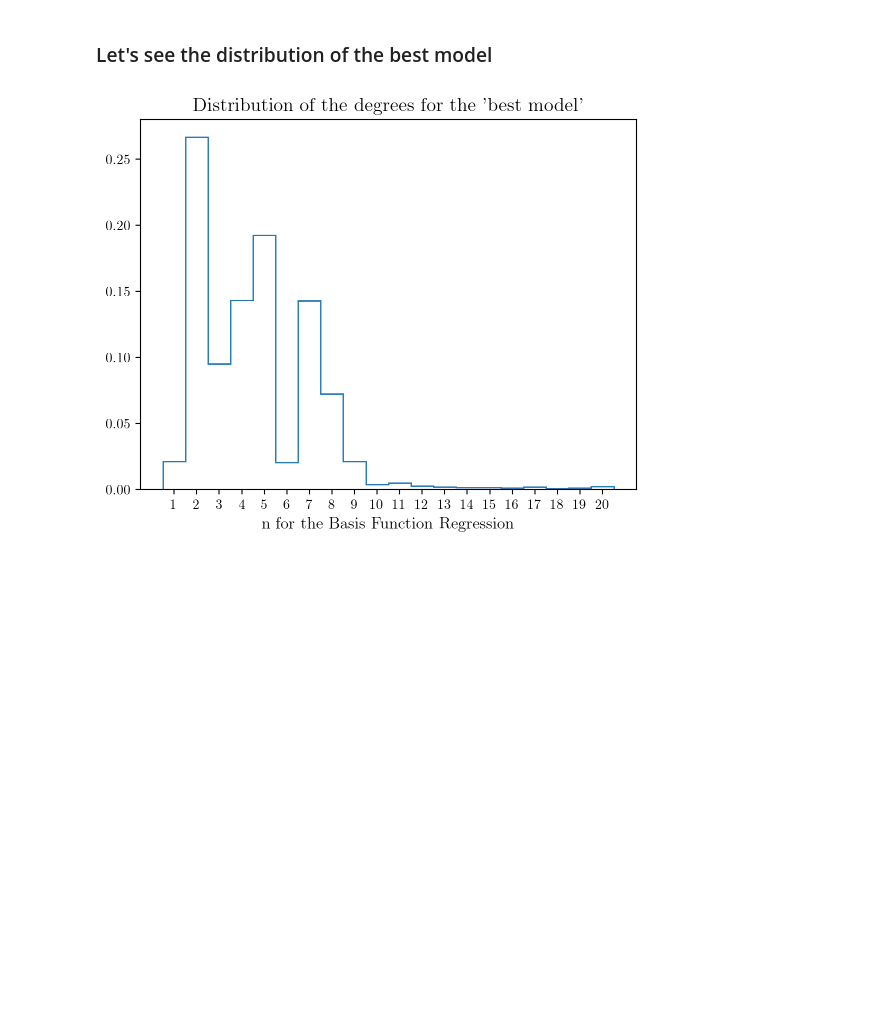
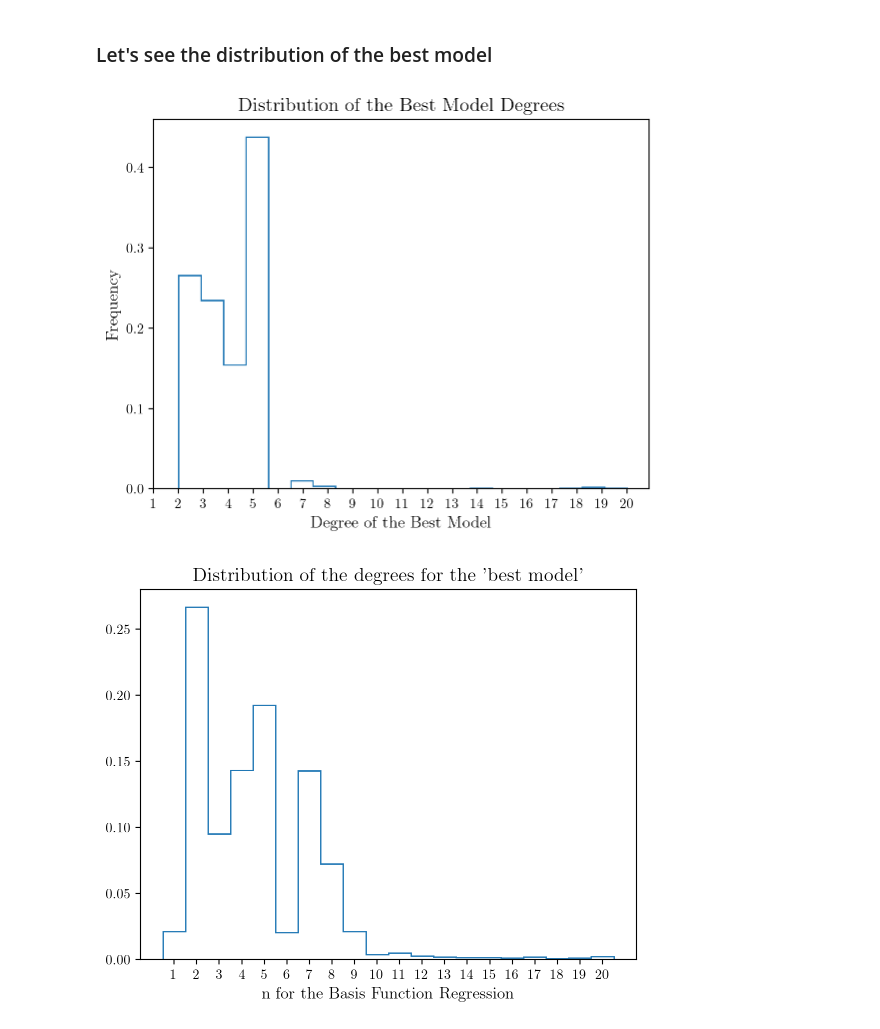
Before and after one commit to ludovicarbone/astrostatistics_bicocca_2024, a Jupyter notebook: working/L17_es.ipynb, the cells around one changed output. Saved outputs shown, nothing was run; the diff lists cells and outputs as text; code cells hidden in the pictures; blank space fills up the shorter version.

```diff
--- a/working/L17_es.ipynb
+++ b/working/L17_es.ipynb
@@ -315,5 +359,45 @@ Best model 7.0 0.8959397242296695
 # %% [markdown]
 ### Let's see the distribution of the best model
+# %%
+#VERSIONE CON TRAIN TEST DENTRO
+degrees = np.linspace(1, 20, 20)
+best_models = []
+
+# Repeat the process 1000 times
+for _ in tqdm(range(1000)):
+
+    kf = KFold(n_splits=5, shuffle=True, random_state=None)
+    crossval_err = []
+
+    for n in degrees:
+        fold_val_err = []
+
+        for train_index, val_index in kf.split(z_sample):
+            z_train, z_val = z_sample[train_index], z_sample[val_index]
+            mu_train, mu_val = mu_sample[train_index], mu_sample[val_index]
+            dmu_train, dmu_val = dmu[train_index], dmu[val_index]
+
+            z_gridtest = np.linspace(0, 2, int(n))[:, None]
+            model = BasisFunctionRegression('gaussian', mu=z_gridtest, sigma=1.5)
+            model.fit(z_train, mu_train, dmu_train)
+
+            val_pred = model.predict(z_val.reshape(-1, 1))
+            fold_val_err.append(np.sqrt(np.mean((val_pred - mu_val) ** 2)))
+
+        crossval_err.append(np.mean(fold_val_err))  # Average error for each degree
+
+    best_model = degrees[np.argmin(crossval_err)]  # Best degree for this run
+    best_models.append(best_model)
+
+# Plot histogram of the best models
+plt.hist(best_models, bins=len(degrees), histtype='step', density=True)
+plt.title('Distribution of the Best Model Degrees', fontsize=14)
+plt.xlabel('Degree of the Best Model', fontsize=12)
+plt.ylabel('Frequency', fontsize=12)
+plt.xticks(degrees)
+plt.show()
+# %% [output]
+[figure, added]
 # %%
 degrees =  np.linspace(1,20,20)
 
```
Also changed, not shown: parts of 2 cells of this notebook, 1 other file.
